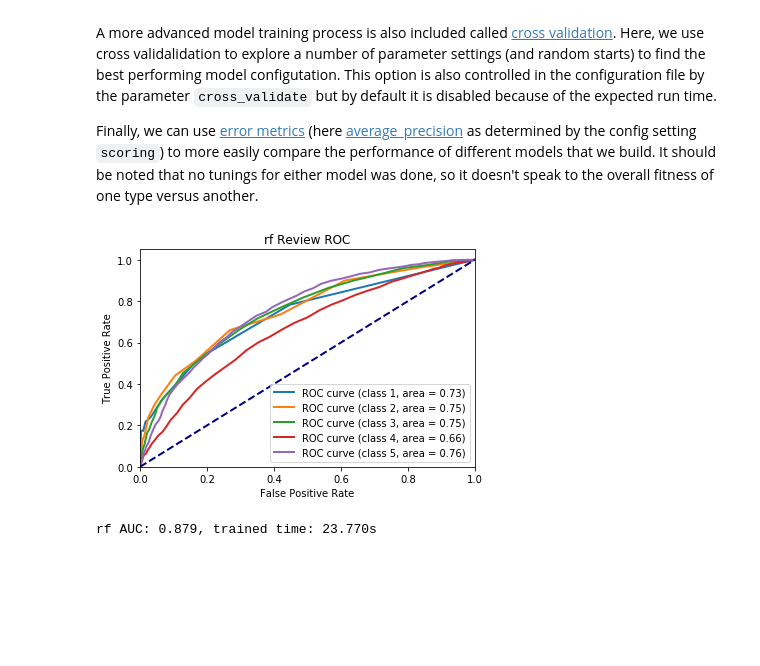
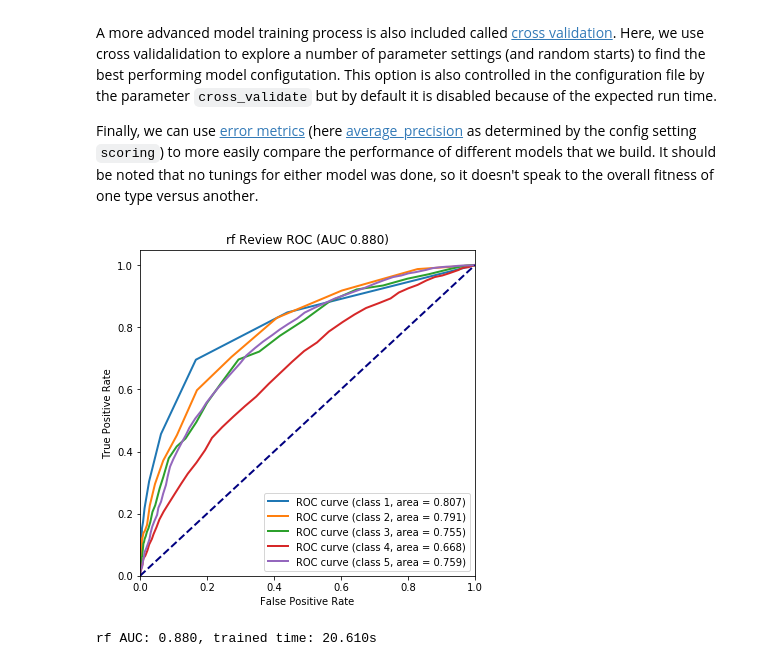
Before and after one commit to ezavesky/workshop19, a Jupyter notebook: 0D_baseline_model2.ipynb, the cells around one changed output. Saved outputs shown, nothing was run; the diff lists cells and outputs as text; code cells hidden in the pictures; blank space fills up the shorter version.

Commit message:
[00000] update training process and baseline evaluate

```diff
--- a/0D_baseline_model2.ipynb
+++ b/0D_baseline_model2.ipynb
@@ -149,12 +94,19 @@ models["time_train"] = (time.time() - time_start)
+# %%
+models = util_train.train_model(df["X_train"], df["y_train"], config["training"]["scoring"],
+                                config["training"]["model_type"], config["training"]["cross_validate"],
+                                config["training"]["threads"])
 # %%
 # print performance!
-auc_class = util_review.draw_roc(df["X_test_enc"], df["y_test"],
+auc_class, fig = util_review.draw_roc(df["X_test_enc"], df["y_test"],
                                  classifier=models["best"],
                                  title="{} Review ROC".format(config["training"]["model_type"]))
-print("{} AUC: {:0.3f}, trained time: {:0.3f}s".format(config["training"]["model_type"], auc_class, models["time_train"]))
+fig.savefig(config["path"]["figure_classifier"])  # saves the current figure
+
+print("{} AUC: {:0.3f}, trained time: {:0.3f}s".format(config["training"]["model_type"],
+                                                       auc_class, models["time_train"]))
 # %% [output]
-[figure, old version]
+[figure, new version]
-rf AUC: 0.879, trained time: 23.770s
+rf AUC: 0.880, trained time: 20.610s
 # %%
 # finally, write out our intermediate data...
 # and write out our intermediate model data (in case we need to transform again)
```
Also changed, not shown: parts of 3 cells of this notebook, 10 other files.
